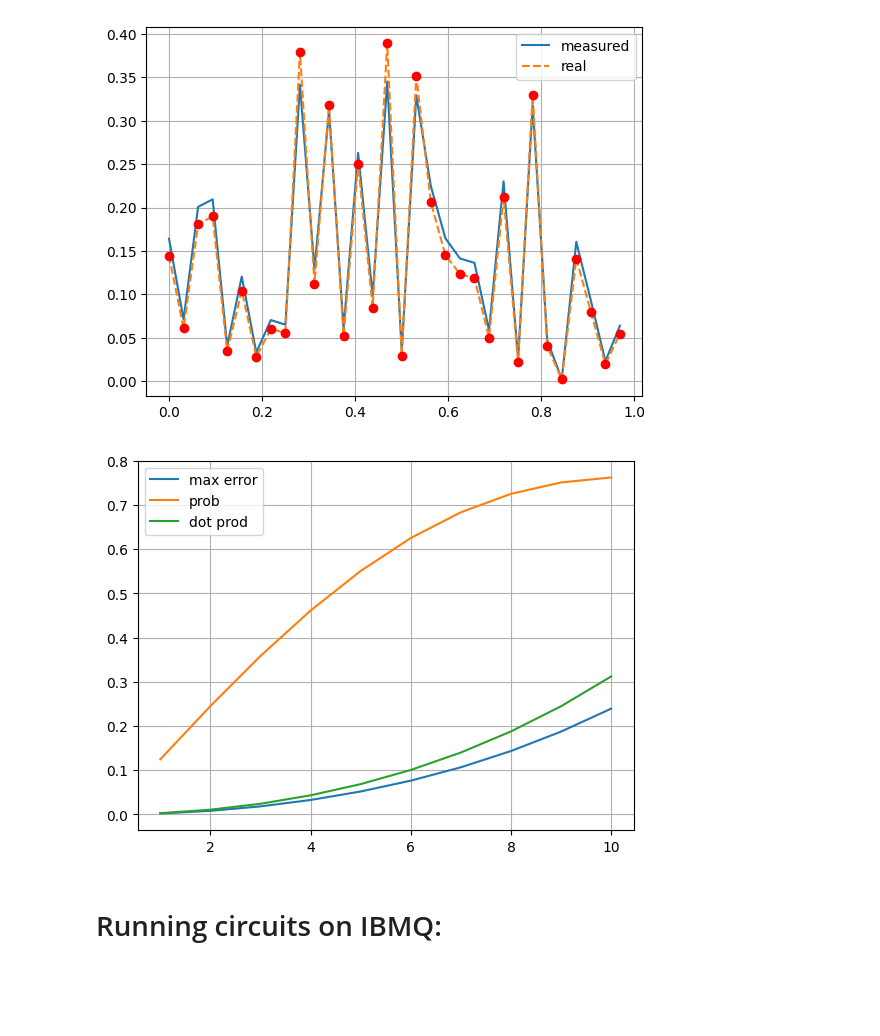
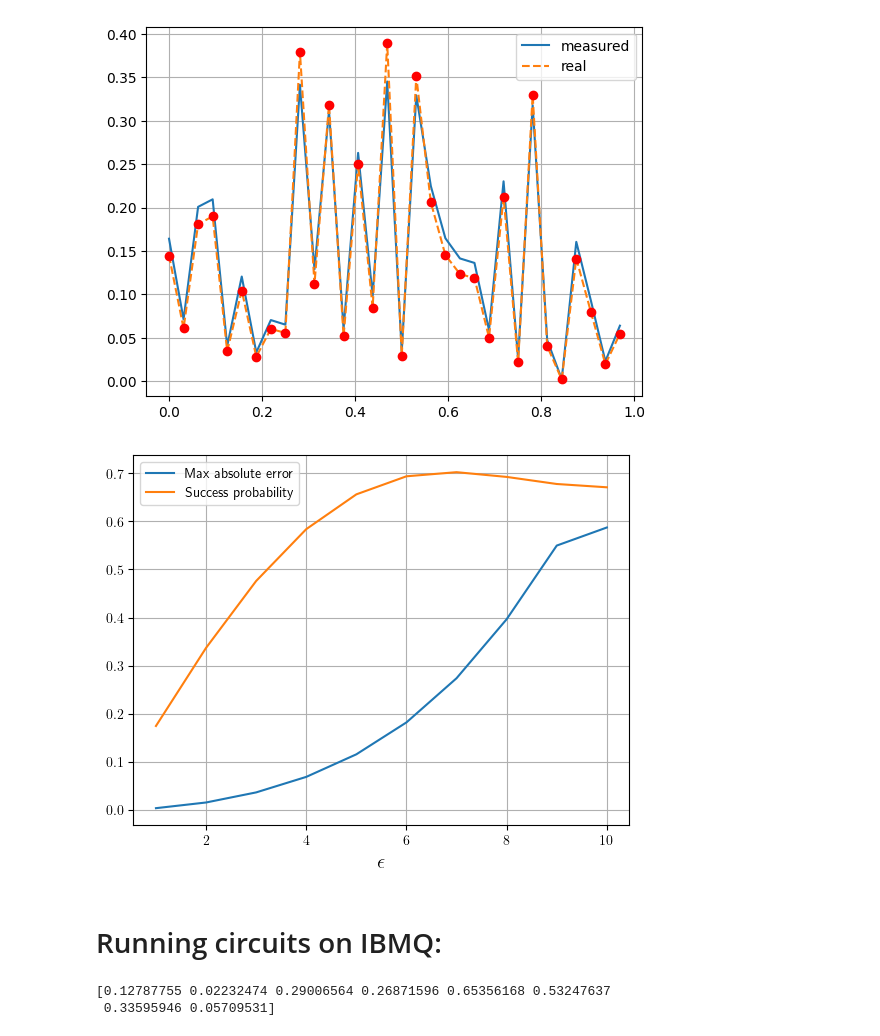
Before and after one commit to ronitd2002/QHack-2024-Walsh-Series, a Jupyter notebook: walsh_rus.ipynb, the cells around one changed output. Drawn from its saved outputs; the diff is of its cells as text; code cells hidden in the pictures; blank space fills up the shorter version.

```diff
--- a/walsh_rus.ipynb
+++ b/walsh_rus.ipynb
@@ -103,13 +103,15 @@ dev = qml.device('default.qubit',wires=num_qubits+1)
 def circuit(wires,ancilla,f,eps0,k,max_terms=1024):
     walsh_state_prep(wires,ancilla,f,eps0,k,max_terms)
     return qml.state()
+# %%
+plt.rcParams['text.usetex']=True
 # %%
 for i in range(10):
     amp_list = np.abs(np.random.normal(0,1,2**num_qubits))
     amp_list = amp_list/np.linalg.norm(amp_list)
     max_error = []
     prob = []
-    samples = np.linspace(6,8,num=10)
+    samples = np.linspace(1,10,num=10)
     sample_points = np.linspace(0,1,num=2**num_qubits,endpoint=False)
     for e in samples:
         res = circuit(np.array(range(1,num_qubits+1)),np.array([0]),get_interp(amp_list),e,num_qubits)
@@ -118,10 +120,11 @@ for i in range(10):
         res_pn = np.abs(res_p)/np.linalg.norm(res_p)
         max_error.append(np.max(np.abs(res_pn-get_interp(amp_list)(sample_points))))
     if i==0:
-        plt.plot(samples,max_error,label='max error')
-        plt.plot(samples,prob,linestyle='--',label='prob')
+        plt.plot(samples,max_error,label='Max absolute error')
+        plt.plot(samples,prob,linestyle='--',label='Success probability')
     plt.plot(samples,max_error)
     plt.plot(samples,prob,linestyle='--')
+plt.xlabel(r'$\epsilon$',fontsize=15)
 plt.legend()
 plt.grid()
 plt.show()
@@ -153,24 +156,24 @@ plt.show()
 # %%
 max_error = []
 prob = []
-dot_prod = []
-samples = np.linspace(1,6,num=6)
+samples = np.linspace(1,10,num=10)
 sample_points = np.linspace(0,1,num=2**num_qubits,endpoint=False)
 for e in samples:
     res = circuit(np.array(range(1,num_qubits+1)),np.array([0]),get_interp(amp_list),e,num_qubits)
     res_p = res[res.shape[0]//2:]
     prob.append(np.linalg.norm(res_p))
     res_pn = np.abs(res_p)/np.linalg.norm(res_p)
+    # print(res_pn)
+    # print(get_interp(amp_list)(sample_points))
     max_error.append(np.max(np.abs(res_pn-get_interp(amp_list)(sample_points))))
-    dot_prod.append(np.arccos(np.dot(res_pn,amp_list)))
-plt.plot(samples,max_error,label='max error')
-plt.plot(samples,prob,label='prob')
-plt.plot(samples,dot_prod,label='dot prod')
+plt.plot(samples,max_error,label='Max absolute error')
+plt.plot(samples,prob,label='Success probability')
+plt.xlabel(r'$\epsilon$',fontsize=15)
 plt.legend()
 plt.grid()
 plt.show()
 # %% [output]
-[figure, old version]
+[figure, new version]
 # %% [markdown]
 <h1>Running circuits on IBMQ:</h1>
 # %%
@@ -179,0 +186,7 @@ provider = IBMProvider()
+# %%
+amp_list = np.abs(np.random.normal(0,1,2**num_qubits))
+amp_list = amp_list/np.linalg.norm(amp_list)
+print(amp_list)
+# %% [output]
+[0.12787755 0.02232474 0.29006564 0.26871596 0.65356168 0.53247637
+ 0.33595946 0.05709531]
```
Also changed, not shown: parts of 19 cells of this notebook, 5 other files.
